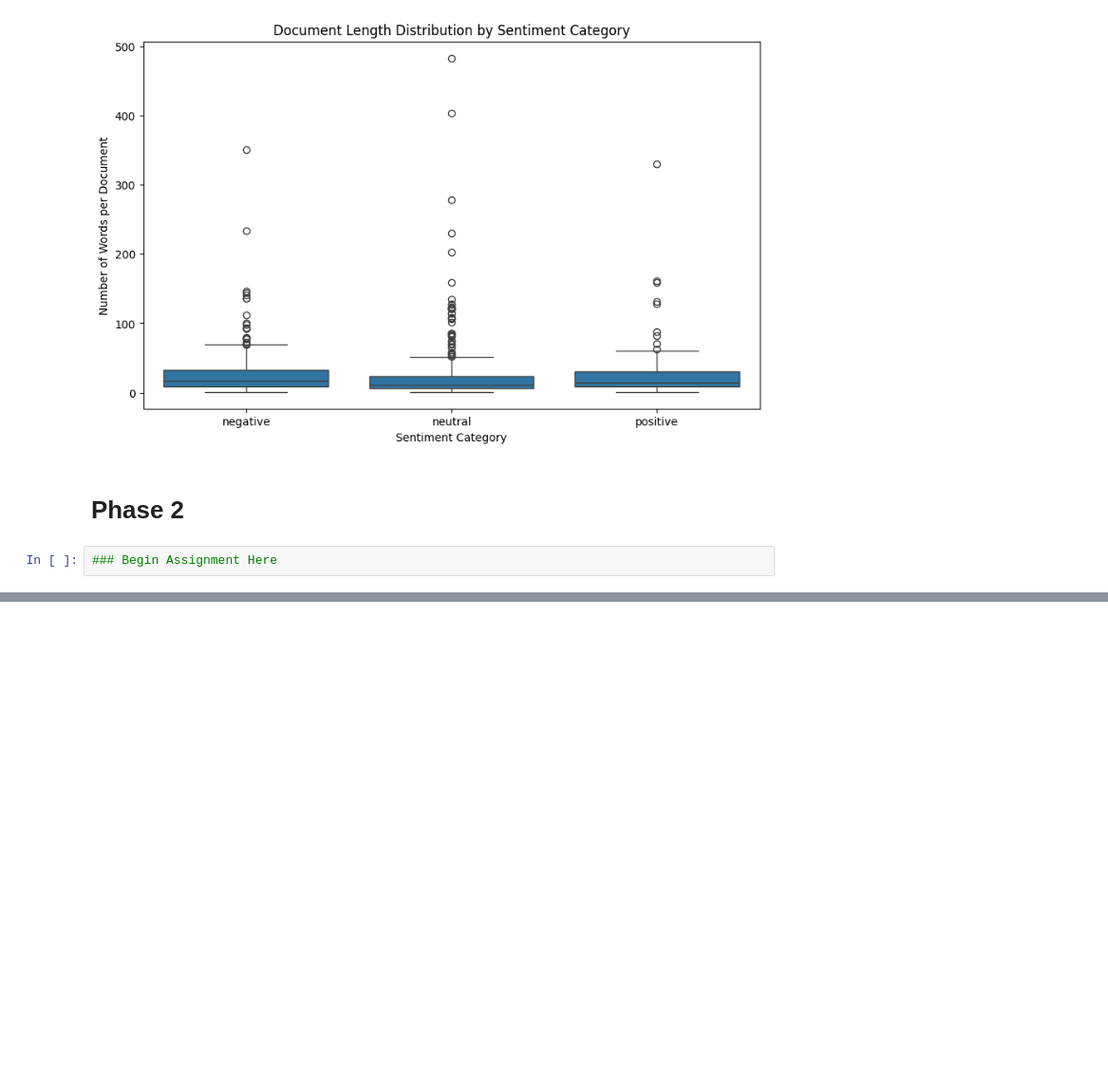
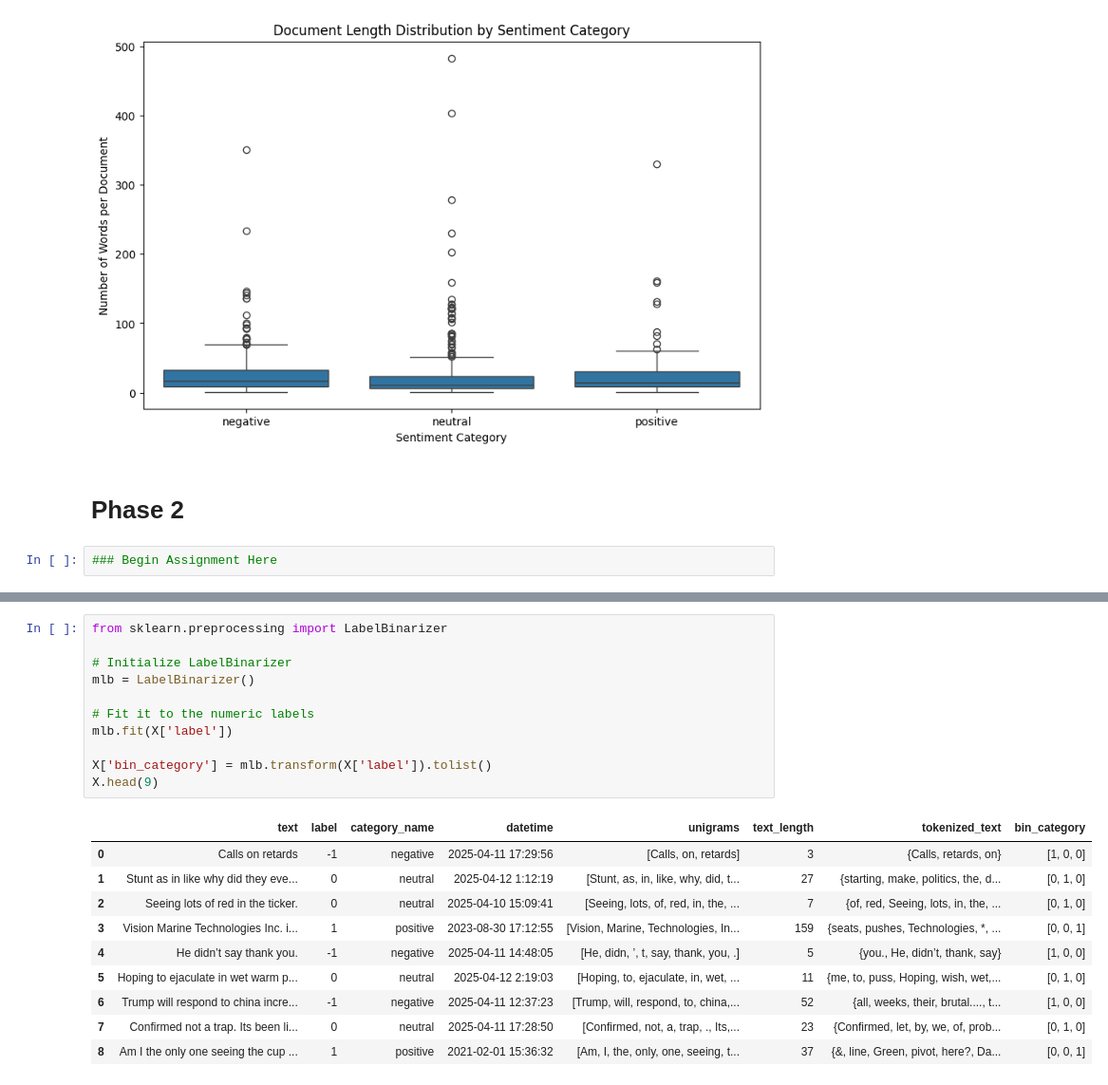
Before and after one commit to robins114/dm2025-lab1-exercise, a Jupyter notebook: DM2025-Lab1-Homework.ipynb, the cells around one changed output, grey strips where cells are left out. Shown at 95% size. Cells and saved outputs as stored; diff of their text form; blank space fills up the shorter version.

```diff
--- a/DM2025-Lab1-Homework.ipynb
+++ b/DM2025-Lab1-Homework.ipynb
@@ -726,0 +1131,22 @@ plt.show()
+# %%
+from sklearn.preprocessing import LabelBinarizer
+
+# Initialize LabelBinarizer
+mlb = LabelBinarizer()
+
+# Fit it to the numeric labels
+mlb.fit(X['label'])
+
+X['bin_category'] = mlb.transform(X['label']).tolist()
+X.head(9)
+# %% [output]
+|  | text | label | category_name | datetime | unigrams | text_length | tokenized_text | bin_category |
+| 0 | Calls on retards | -1 | negative | 2025-04-11 17:29:56 | [Calls, on, retards] | 3 | {Calls, retards, on} | [1, 0, 0] |
+| 1 | Stunt as in like why did they eve... | 0 | neutral | 2025-04-12 1:12:19 | [Stunt, as, in, like, why, did, t... | 27 | {starting, make, politics, the, d... | [0, 1, 0] |
+| 2 | Seeing lots of red in the ticker. | 0 | neutral | 2025-04-10 15:09:41 | [Seeing, lots, of, red, in, the, ... | 7 | {of, red, Seeing, lots, in, the, ... | [0, 1, 0] |
+| 3 | Vision Marine Technologies Inc. i... | 1 | positive | 2023-08-30 17:12:55 | [Vision, Marine, Technologies, In... | 159 | {seats, pushes, Technologies, *, ... | [0, 0, 1] |
+| 4 | He didn’t say thank you. | -1 | negative | 2025-04-11 14:48:05 | [He, didn, ’, t, say, thank, you, .] | 5 | {you., He, didn’t, thank, say} | [1, 0, 0] |
+| 5 | Hoping to ejaculate in wet warm p... | 0 | neutral | 2025-04-12 2:19:03 | [Hoping, to, ejaculate, in, wet, ... | 11 | {me, to, puss, Hoping, wish, wet,... | [0, 1, 0] |
+| 6 | Trump will respond to china incre... | -1 | negative | 2025-04-11 12:37:23 | [Trump, will, respond, to, china,... | 52 | {all, weeks, their, brutal...., t... | [1, 0, 0] |
+| 7 | Confirmed not a trap. Its been li... | 0 | neutral | 2025-04-11 17:28:50 | [Confirmed, not, a, trap, ., Its,... | 23 | {Confirmed, let, by, we, of, prob... | [0, 1, 0] |
+| 8 | Am I the only one seeing the cup ... | 1 | positive | 2021-02-01 15:36:32 | [Am, I, the, only, one, seeing, t... | 37 | {&, line, Green, pivot, here?, Da... | [0, 0, 1] |
```
Also changed, not shown: parts of 28 cells of this notebook.
